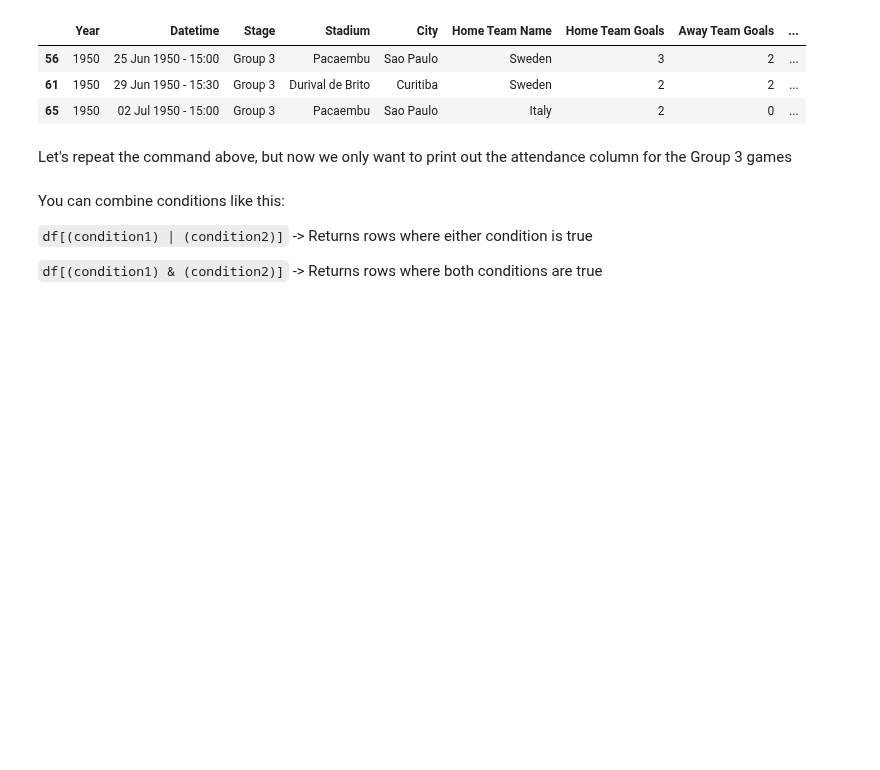
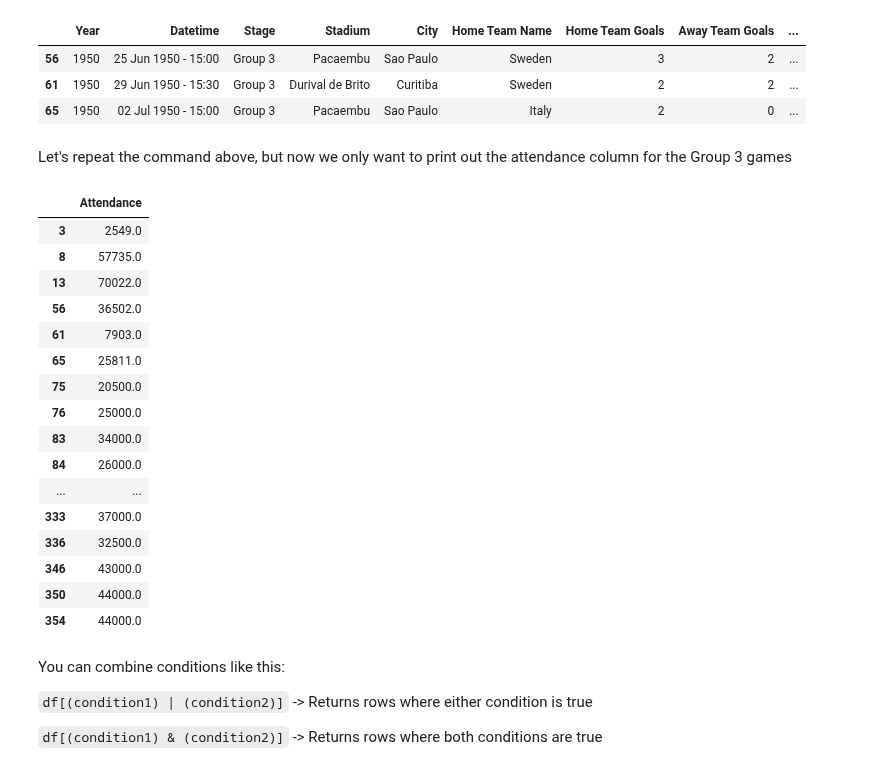
Before and after one commit to ulkuguneysu/dsc-accessing-data-with-pandas-lab-nyc-ds-career-042219, a Jupyter notebook: index.ipynb, the cells around one changed output. Cells and saved outputs as stored; diff of their text form; code cells hidden in the pictures; blank space fills up the shorter version.

```diff
--- a/index.ipynb
+++ b/index.ipynb
@@ -129,7 +129,25 @@ df.loc[(df["Year"] == 1950) & (df["Stage"] == "Group 3")]
 # %% [markdown]
 Let's repeat the command above, but now we only want to print out the attendance column for the Group 3 games
 # %%
-df.loc[df["Stage"] == "Grou"]
+df.loc[df["Stage"] == "Group 3", ["Attendance"]]
+# %% [output]
+|  | Attendance |
+| 3 | 2549.0 |
+| 8 | 57735.0 |
+| 13 | 70022.0 |
+| 56 | 36502.0 |
+| 61 | 7903.0 |
+| 65 | 25811.0 |
+| 75 | 20500.0 |
+| 76 | 25000.0 |
+| 83 | 34000.0 |
+| 84 | 26000.0 |
+| ... | ... |
+| 333 | 37000.0 |
+| 336 | 32500.0 |
+| 346 | 43000.0 |
+| 350 | 44000.0 |
+| 354 | 44000.0 |
 # %% [markdown]
 You can combine conditions like this:
 
```
